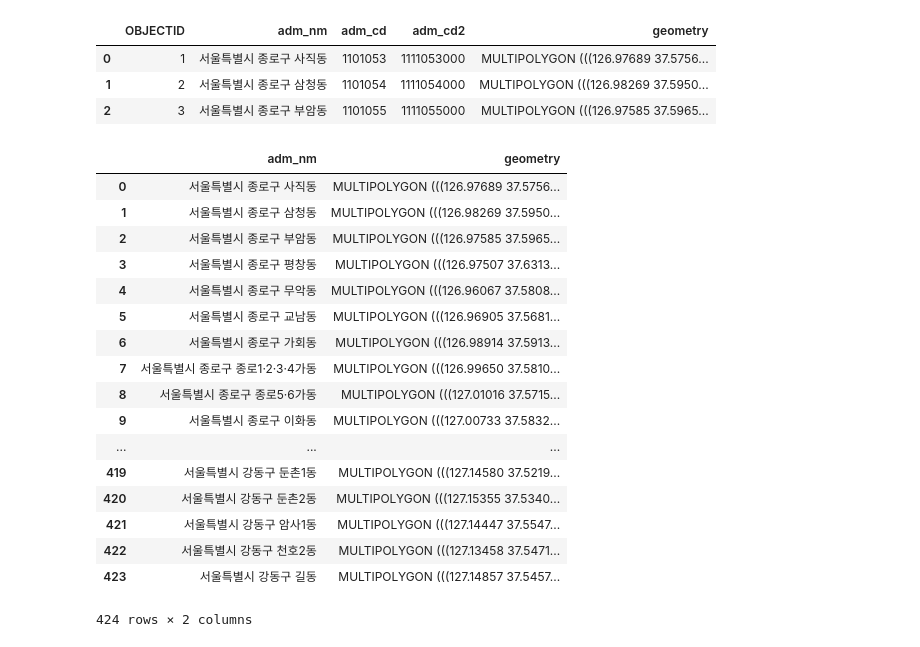
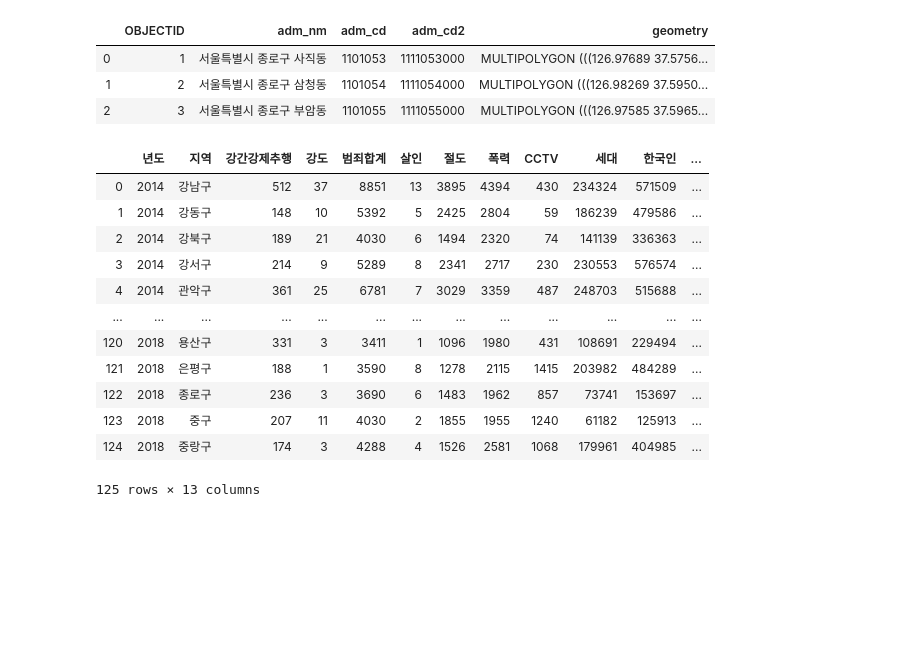
Before and after one commit to madfalc0n/Image-analysis-and-develope, a Jupyter notebook: project/main/sandbox.ipynb, the cells around one changed output. Drawn from its saved outputs; the diff is of its cells as text; code cells hidden in the pictures; blank space fills up the shorter version.

```diff
--- a/project/main/sandbox.ipynb
+++ b/project/main/sandbox.ipynb
@@ -27,4 +25,21 @@ df.head(3)
 | 0 | 1 | 서울특별시 종로구 사직동 | 1101053 | 1111053000 | MULTIPOLYGON (((126.97689 37.5756... |
 | 1 | 2 | 서울특별시 종로구 삼청동 | 1101054 | 1111054000 | MULTIPOLYGON (((126.98269 37.5950... |
 | 2 | 3 | 서울특별시 종로구 부암동 | 1101055 | 1111055000 | MULTIPOLYGON (((126.97585 37.5965... |
+# %%
+seoul_crime_df = pd.read_csv('./data/20191227_seoul_crime_sum.csv', encoding='utf-8')
+seoul_crime_df
+# %% [output]
+|  | 년도 | 지역 | 강간강제추행 | 강도 | 범죄합계 | 살인 | 절도 | 폭력 | CCTV | 세대 | 한국인 | ... |
+| 0 | 2014 | 강남구 | 512 | 37 | 8851 | 13 | 3895 | 4394 | 430 | 234324 | 571509 | ... |
+| 1 | 2014 | 강동구 | 148 | 10 | 5392 | 5 | 2425 | 2804 | 59 | 186239 | 479586 | ... |
+| 2 | 2014 | 강북구 | 189 | 21 | 4030 | 6 | 1494 | 2320 | 74 | 141139 | 336363 | ... |
+| 3 | 2014 | 강서구 | 214 | 9 | 5289 | 8 | 2341 | 2717 | 230 | 230553 | 576574 | ... |
+| 4 | 2014 | 관악구 | 361 | 25 | 6781 | 7 | 3029 | 3359 | 487 | 248703 | 515688 | ... |
+| ... | ... | ... | ... | ... | ... | ... | ... | ... | ... | ... | ... | ... |
+| 120 | 2018 | 용산구 | 331 | 3 | 3411 | 1 | 1096 | 1980 | 431 | 108691 | 229494 | ... |
+| 121 | 2018 | 은평구 | 188 | 1 | 3590 | 8 | 1278 | 2115 | 1415 | 203982 | 484289 | ... |
+| 122 | 2018 | 종로구 | 236 | 3 | 3690 | 6 | 1483 | 1962 | 857 | 73741 | 153697 | ... |
+| 123 | 2018 | 중구 | 207 | 11 | 4030 | 2 | 1855 | 1955 | 1240 | 61182 | 125913 | ... |
+| 124 | 2018 | 중랑구 | 174 | 3 | 4288 | 4 | 1526 | 2581 | 1068 | 179961 | 404985 | ... |
+125 rows × 13 columns
 # %%
@@ -32,23 +47,2 @@ df.drop(['OBJECTID','adm_cd','adm_cd2'], axis=1,inplace=True)
-# %%
-df
-# %% [output]
-|  | adm_nm | geometry |
-| 0 | 서울특별시 종로구 사직동 | MULTIPOLYGON (((126.97689 37.5756... |
-| 1 | 서울특별시 종로구 삼청동 | MULTIPOLYGON (((126.98269 37.5950... |
-| 2 | 서울특별시 종로구 부암동 | MULTIPOLYGON (((126.97585 37.5965... |
-| 3 | 서울특별시 종로구 평창동 | MULTIPOLYGON (((126.97507 37.6313... |
-| 4 | 서울특별시 종로구 무악동 | MULTIPOLYGON (((126.96067 37.5808... |
-| 5 | 서울특별시 종로구 교남동 | MULTIPOLYGON (((126.96905 37.5681... |
-| 6 | 서울특별시 종로구 가회동 | MULTIPOLYGON (((126.98914 37.5913... |
-| 7 | 서울특별시 종로구 종로1·2·3·4가동 | MULTIPOLYGON (((126.99650 37.5810... |
-| 8 | 서울특별시 종로구 종로5·6가동 | MULTIPOLYGON (((127.01016 37.5715... |
-| 9 | 서울특별시 종로구 이화동 | MULTIPOLYGON (((127.00733 37.5832... |
-| ... | ... | ... |
-| 419 | 서울특별시 강동구 둔촌1동 | MULTIPOLYGON (((127.14580 37.5219... |
-| 420 | 서울특별시 강동구 둔촌2동 | MULTIPOLYGON (((127.15355 37.5340... |
-| 421 | 서울특별시 강동구 암사1동 | MULTIPOLYGON (((127.14447 37.5547... |
-| 422 | 서울특별시 강동구 천호2동 | MULTIPOLYGON (((127.13458 37.5471... |
-| 423 | 서울특별시 강동구 길동 | MULTIPOLYGON (((127.14857 37.5457... |
-424 rows × 2 columns
 # %%
 spl_df = df['adm_nm'].str.split(' ')
```
Also changed, not shown: parts of 17 cells of this notebook, 34 other files.
